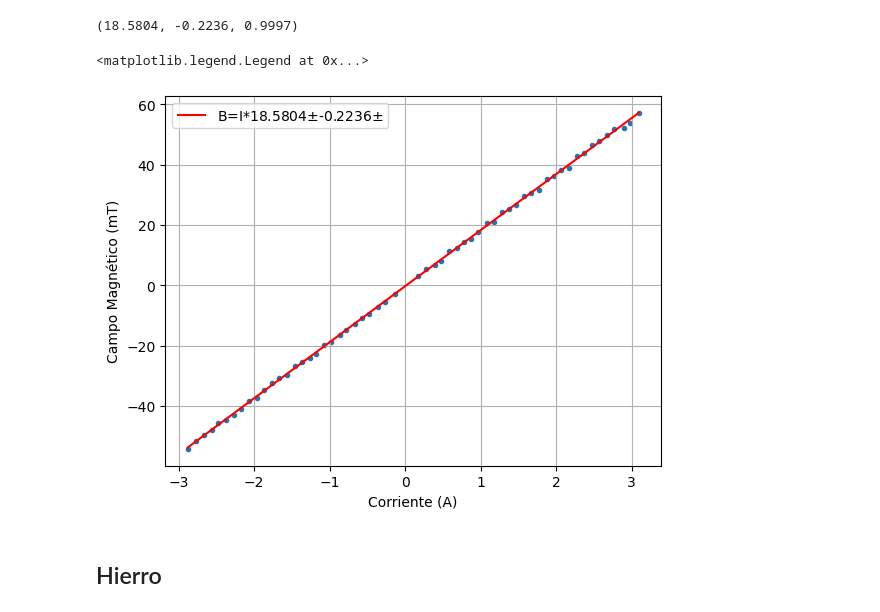
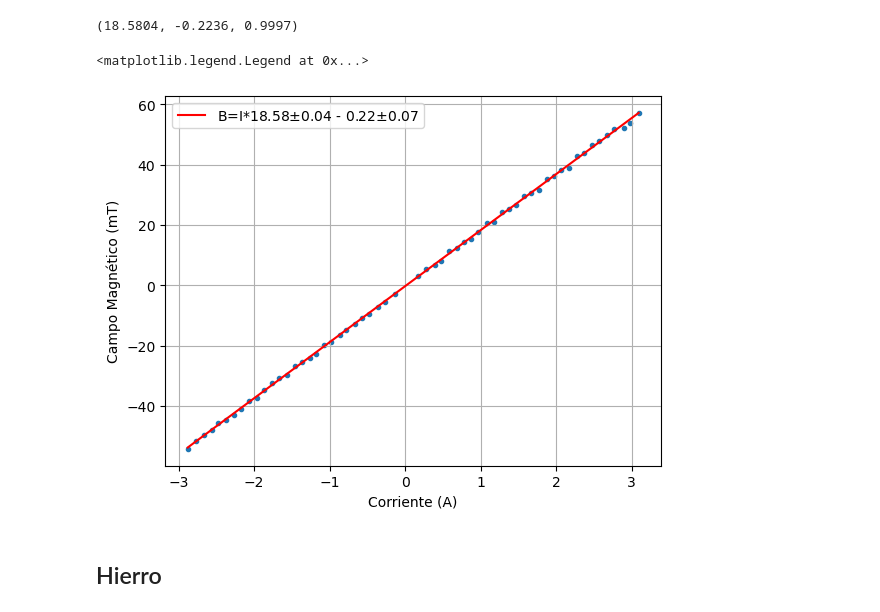
Before and after one commit to lsperezm/Intermedio, a Jupyter notebook: 2. Magnetostricción/Code/Codigo.ipynb, the cells around one changed output. Drawn from its saved outputs; the diff is of its cells as text; code cells hidden in the pictures.

```diff
--- a/2. Magnetostricción/Code/Codigo.ipynb
+++ b/2. Magnetostricción/Code/Codigo.ipynb
@@ -66,14 +66,14 @@ regr
 # %% [output]
 (18.5804, -0.2236, 0.9997)
 # %%
-plt.plot(Is,Bs,color='r', label='B=I*'+str(regr[0])+'$\pm $'+str(regr[1])+'$\pm $')
+plt.plot(Is,Bs,color='r', label='B=I*'+str(round(regr[0],2))+'$\pm 0.04 $ - '+str(round(abs(regr[1]),2))+'$\pm 0.07 $')
 plt.scatter(I,B,marker='.')
 plt.xlabel('Corriente (A)')
 plt.ylabel('Campo Magnético (mT)')
 plt.grid()
 plt.legend()
 # %% [output]
 <matplotlib.legend.Legend at 0x...>
-[figure, old version]
+[figure, new version]
 # %% [markdown]
 ## Hierro
```
Also changed, not shown: parts of 2 cells of this notebook, 2 other files.
